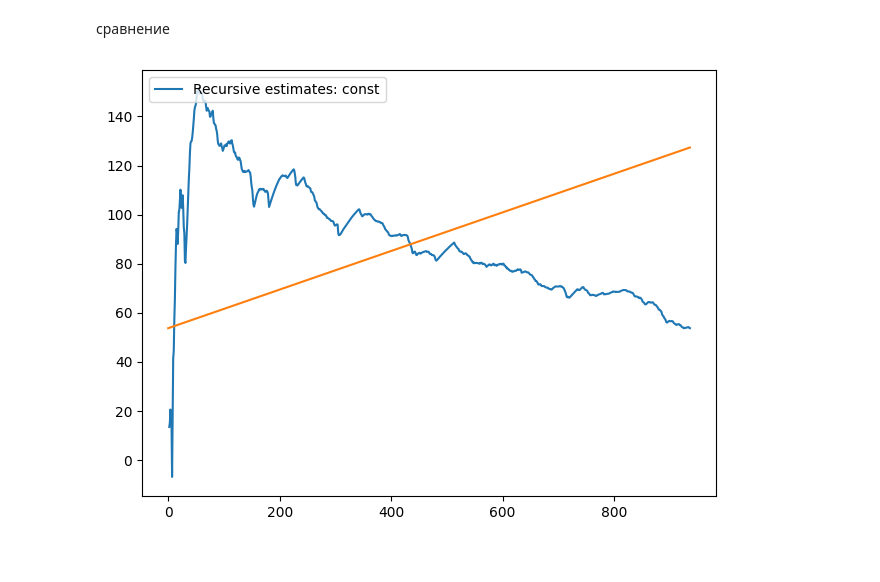
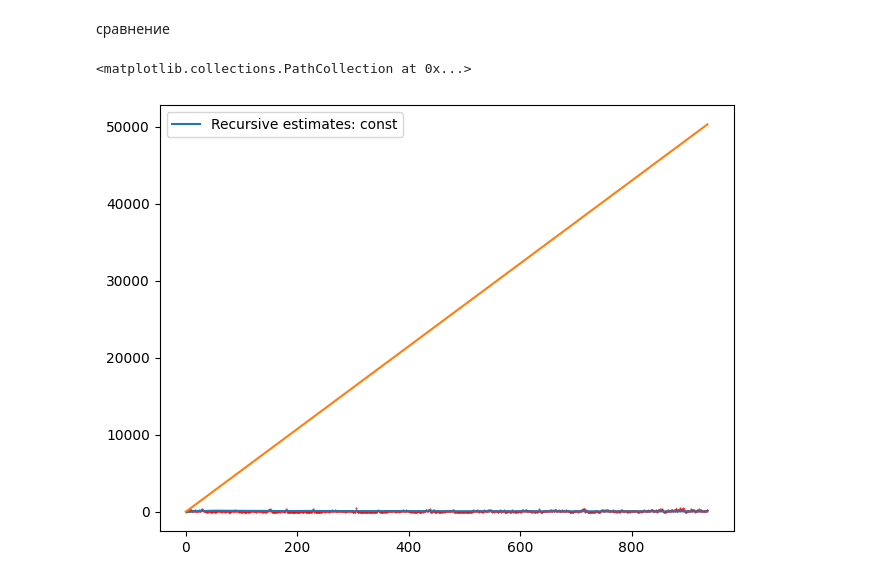
Before and after one commit to CepbluKot/info_processing_labs, a Jupyter notebook: lab2/main_lr2_compare.ipynb, the cells around one changed output. Cells and saved outputs as stored; diff of their text form; code cells hidden in the pictures.

```diff
--- a/lab2/main_lr2_compare.ipynb
+++ b/lab2/main_lr2_compare.ipynb
@@ -75,5 +75,7 @@ res_sold = model_sold.fit()
 # %%
 res_sold.plot_recursive_coefficient(alpha=None)
 graph(my_formula, range(0, n))
+plt.scatter(x_sold, y_sold, s=0.2, color='red')
 # %% [output]
+<matplotlib.collections.PathCollection at 0x...>
-[figure, old version]
+[figure, new version]
```
Also changed, not shown: 1 other file.
